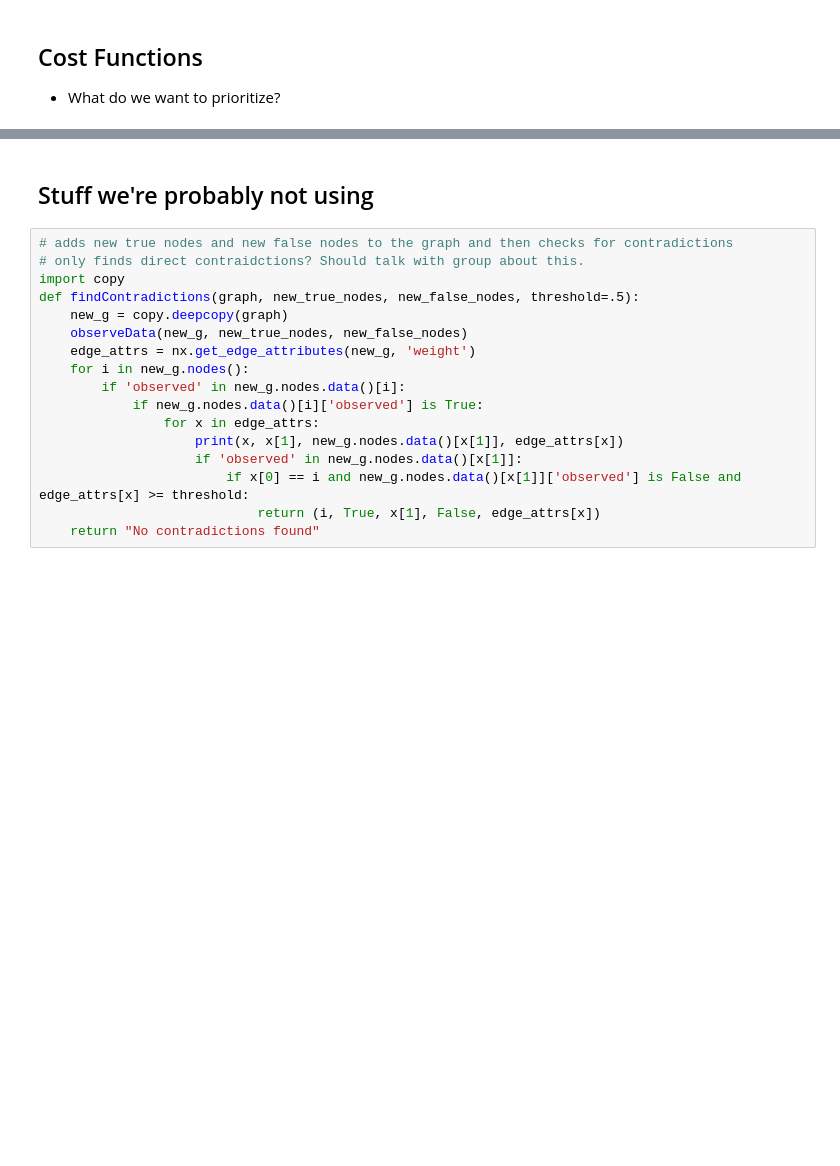
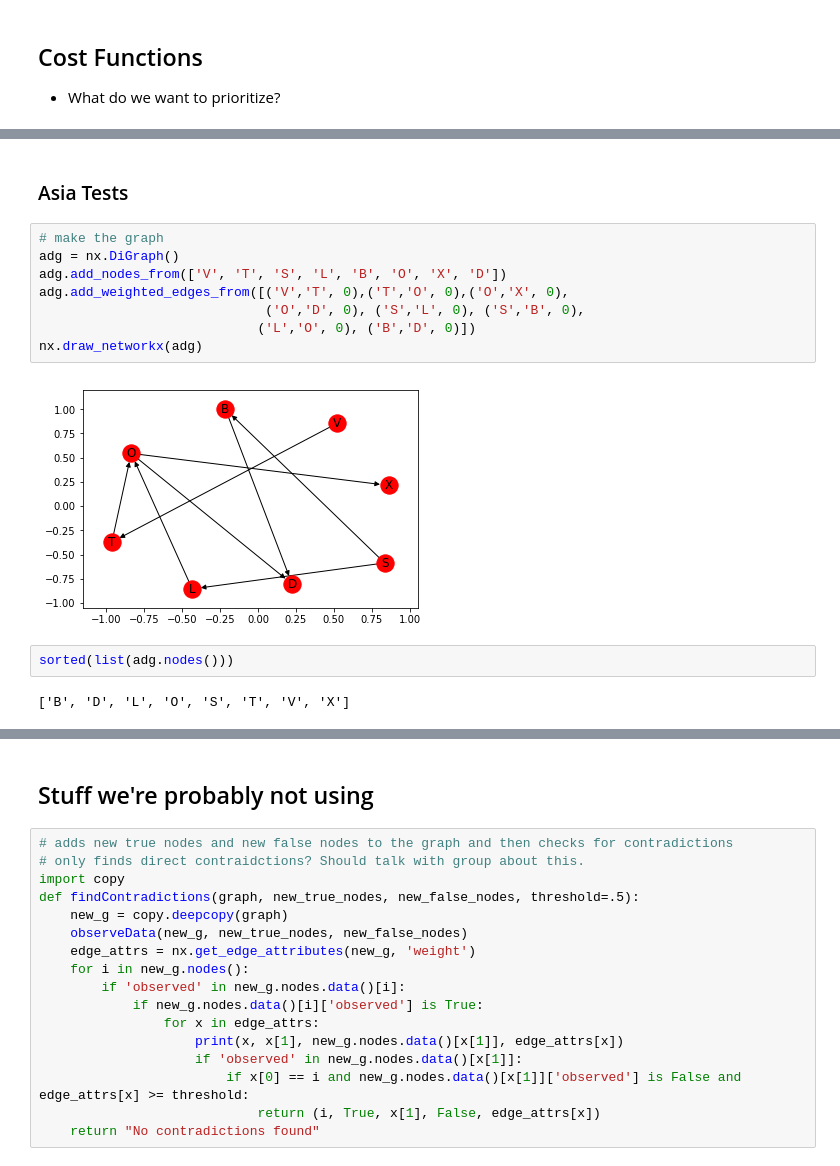
Before and after one commit to nico-espinosadice/abductive-theory, a Jupyter notebook: hyp-functionality.ipynb, the cells around one changed output, grey strips where cells are left out. Drawn from its saved outputs; the diff is of its cells as text; blank space fills up the shorter version.

```diff
--- a/hyp-functionality.ipynb
+++ b/hyp-functionality.ipynb
@@ -198,0 +292,16 @@ findBestExplanation(dg, ['M'])
+# %% [markdown]
+### Asia Tests
+# %%
+# make the graph
+adg = nx.DiGraph()
+adg.add_nodes_from(['V', 'T', 'S', 'L', 'B', 'O', 'X', 'D'])
+adg.add_weighted_edges_from([('V','T', 0),('T','O', 0),('O','X', 0),
+                             ('O','D', 0), ('S','L', 0), ('S','B', 0),
+                            ('L','O', 0), ('B','D', 0)])
+nx.draw_networkx(adg)
+# %% [output]
+[figure, added]
+# %%
+sorted(list(adg.nodes()))
+# %% [output]
+['B', 'D', 'L', 'O', 'S', 'T', 'V', 'X']
```
Also changed, not shown: parts of 32 cells of this notebook.
